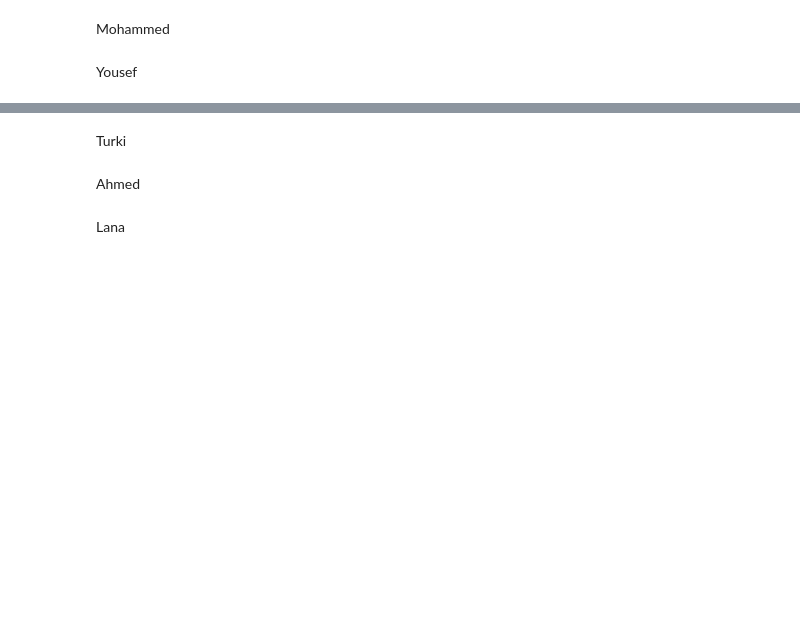
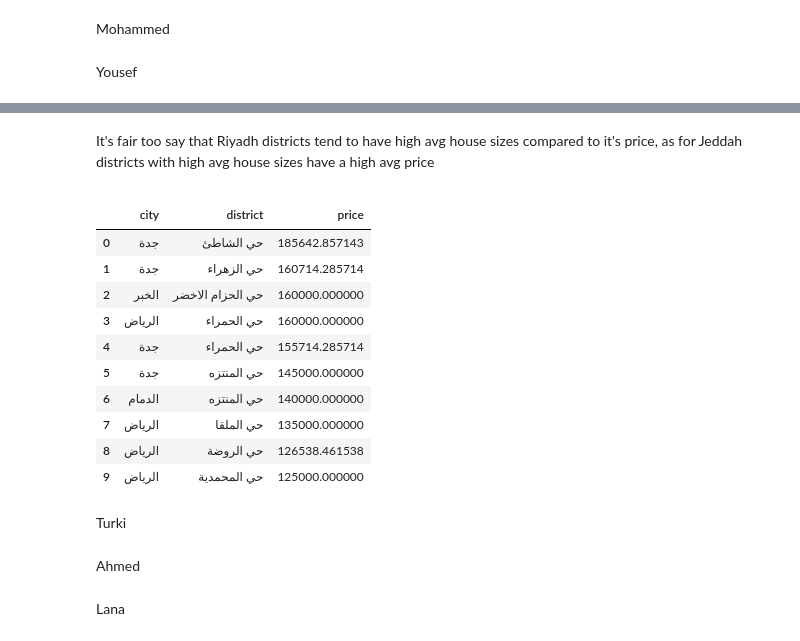
Before and after one commit to Turkinass/Aqar_Real_Estate_EDA, a Jupyter notebook: eda_raw.ipynb, the cells around one changed output, grey strips where cells are left out. Cells and saved outputs as stored; diff of their text form; code cells hidden in the pictures; blank space fills up the shorter version.

```diff
--- a/eda_raw.ipynb
+++ b/eda_raw.ipynb
@@ -234,3 +307,20 @@ Yousef
+# %% [markdown]
+<P>It's fair too say that Riyadh districts tend to have high avg house sizes compared to it's price, as for Jeddah districts with high avg house sizes have a high avg price<P>
+# %%
+d_d2 = d_district.groupby(['city', 'district'])['price'].mean().sort_values(ascending=False).to_frame().head(10).reset_index()
+d_d2
+# %% [output]
+|  | city | district | price |
+| 0 | جدة | حي الشاطئ | 185642.857143 |
+| 1 | جدة | حي الزهراء | 160714.285714 |
+| 2 | الخبر | حي الحزام الاخضر | 160000.000000 |
+| 3 | الرياض | حي الحمراء | 160000.000000 |
+| 4 | جدة | حي الحمراء | 155714.285714 |
+| 5 | جدة | حي المنتزه | 145000.000000 |
+| 6 | الدمام | حي المنتزه | 140000.000000 |
+| 7 | الرياض | حي الملقا | 135000.000000 |
+| 8 | الرياض | حي الروضة | 126538.461538 |
+| 9 | الرياض | حي المحمدية | 125000.000000 |
 # %% [markdown]
 Turki
 # %% [markdown]
```
Also changed, not shown: parts of 10 cells of this notebook.
